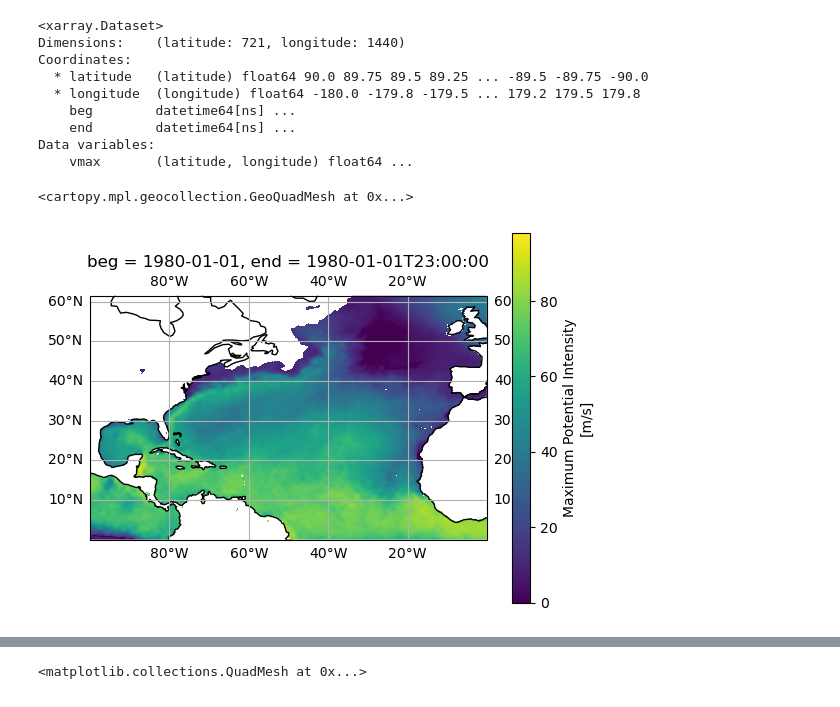
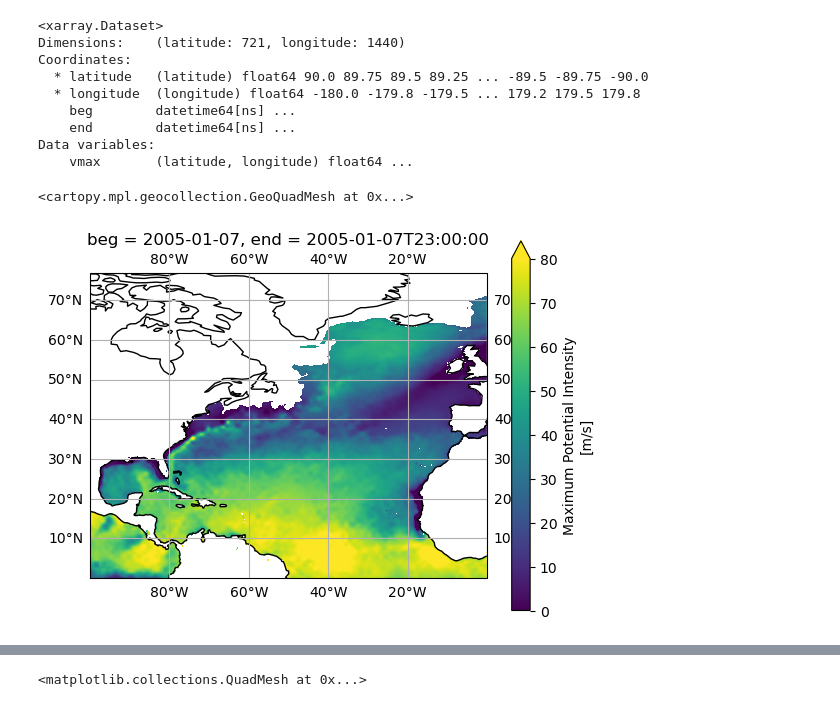
Before and after one commit to a98alvin/TC_Genesis_Index, a Jupyter notebook: Scripts/ERA5Processing/Potential_Intensity.ipynb, the cells around one changed output, grey strips where cells are left out. Cells and saved outputs as stored; diff of their text form; code cells hidden in the pictures.

```diff
--- a/Scripts/ERA5Processing/Potential_Intensity.ipynb
+++ b/Scripts/ERA5Processing/Potential_Intensity.ipynb
@@ -174,5 +249,5 @@ Predicted Time Remaining: 14.89 h
 # %%
-letssee = xr.open_dataset('/glade/scratch/acheung/PI/PI_1980010100_1980010123.nc')
+letssee = xr.open_dataset('/glade/scratch/acheung/PI/PI_2005080700_2005080723.nc')
 letssee
 # %% [output]
 <xarray.Dataset>
@@ -187,11 +262,11 @@ Data variables:
 # %%
 plt.figure()
 ax = plt.axes(projection=ccrs.PlateCarree())
 ax.set_global()
 ax.coastlines()
 ax.gridlines(draw_labels=True)
-ax.set_extent([-100, 0, 0, 50])
-(letssee['vmax']).plot()
+ax.set_extent([-100, 0, 0, 70])
+(letssee['vmax']).plot(vmin=0,vmax=80)
 # %% [output]
 <cartopy.mpl.geocollection.GeoQuadMesh at 0x...>
-[figure, old version]
+[figure, new version]
```
Also changed, not shown: parts of 10 cells of this notebook, 2 other files.
